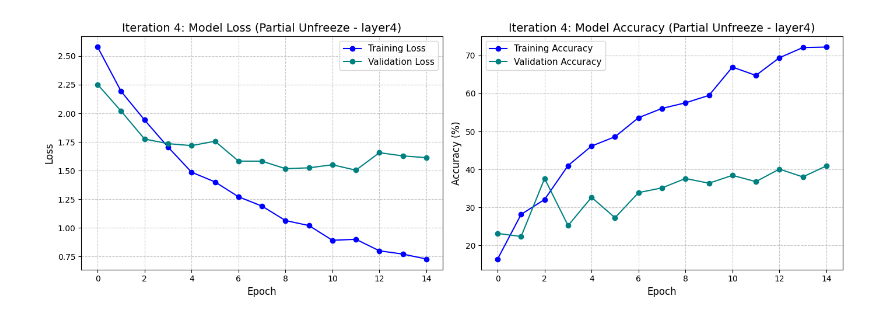
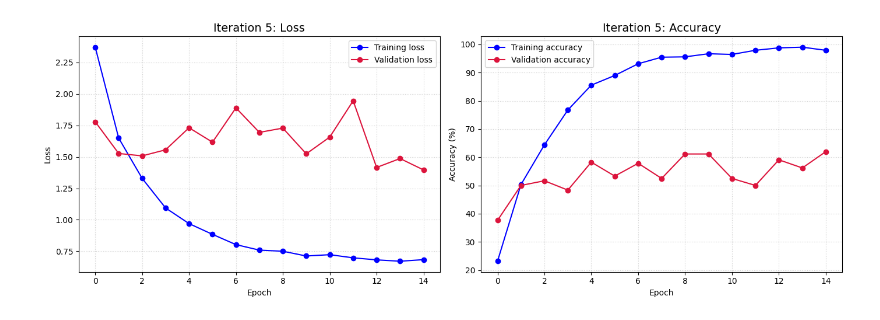
Before and after one commit to Satish-Kuppan/cosc2779-a1-drone-gestures, a Jupyter notebook: COSC2779_A1_Gesture_Classifier.ipynb, the cells around one changed output. Drawn from its saved outputs; the diff is of its cells as text; code cells hidden in the pictures.

```diff
--- a/COSC2779_A1_Gesture_Classifier.ipynb
+++ b/COSC2779_A1_Gesture_Classifier.ipynb
@@ -1120,25 +1375,25 @@ Training Complete!
 # %%
-# Cell: Iteration 4 Learning Curve Visualization
+# Cell 23: Iteration 5 Plots
 
 fig, axes = plt.subplots(1, 2, figsize=(14, 5))
 
-axes[0].plot(history_4['train_loss'], label='Training Loss', color='blue', marker='o')
-axes[0].plot(history_4['val_loss'], label='Validation Loss', color='teal', marker='o')
-axes[0].set_title('Iteration 4: Model Loss (Partial Unfreeze - layer4)', fontsize=14)
-axes[0].set_xlabel('Epoch', fontsize=12)
-axes[0].set_ylabel('Loss', fontsize=12)
-axes[0].legend(fontsize=11)
-axes[0].grid(True, linestyle='--', alpha=0.7)
+axes[0].plot(history_5['train_loss'], label='Training loss', color='blue', marker='o')
+axes[0].plot(history_5['val_loss'], label='Validation loss', color='crimson', marker='o')
+axes[0].set_title('Iteration 5: Loss', fontsize=14)
+axes[0].set_xlabel('Epoch')
+axes[0].set_ylabel('Loss')
+axes[0].legend()
+axes[0].grid(True, linestyle=':', alpha=0.6)
 
-axes[1].plot(history_4['train_acc'], label='Training Accuracy', color='blue', marker='o')
-axes[1].plot(history_4['val_acc'], label='Validation Accuracy', color='teal', marker='o')
-axes[1].set_title('Iteration 4: Model Accuracy (Partial Unfreeze - layer4)', fontsize=14)
-axes[1].set_xlabel('Epoch', fontsize=12)
-axes[1].set_ylabel('Accuracy (%)', fontsize=12)
-axes[1].legend(fontsize=11)
-axes[1].grid(True, linestyle='--', alpha=0.7)
+axes[1].plot(history_5['train_acc'], label='Training accuracy', color='blue', marker='o')
+axes[1].plot(history_5['val_acc'], label='Validation accuracy', color='crimson', marker='o')
+axes[1].set_title('Iteration 5: Accuracy', fontsize=14)
+axes[1].set_xlabel('Epoch')
+axes[1].set_ylabel('Accuracy (%)')
+axes[1].legend()
+axes[1].grid(True, linestyle=':', alpha=0.6)
 
 plt.tight_layout()
 plt.show()
 # %% [output]
-[figure, old version]
+[figure, new version]
```
Also changed, not shown: parts of 75 cells of this notebook, 2 other files.
